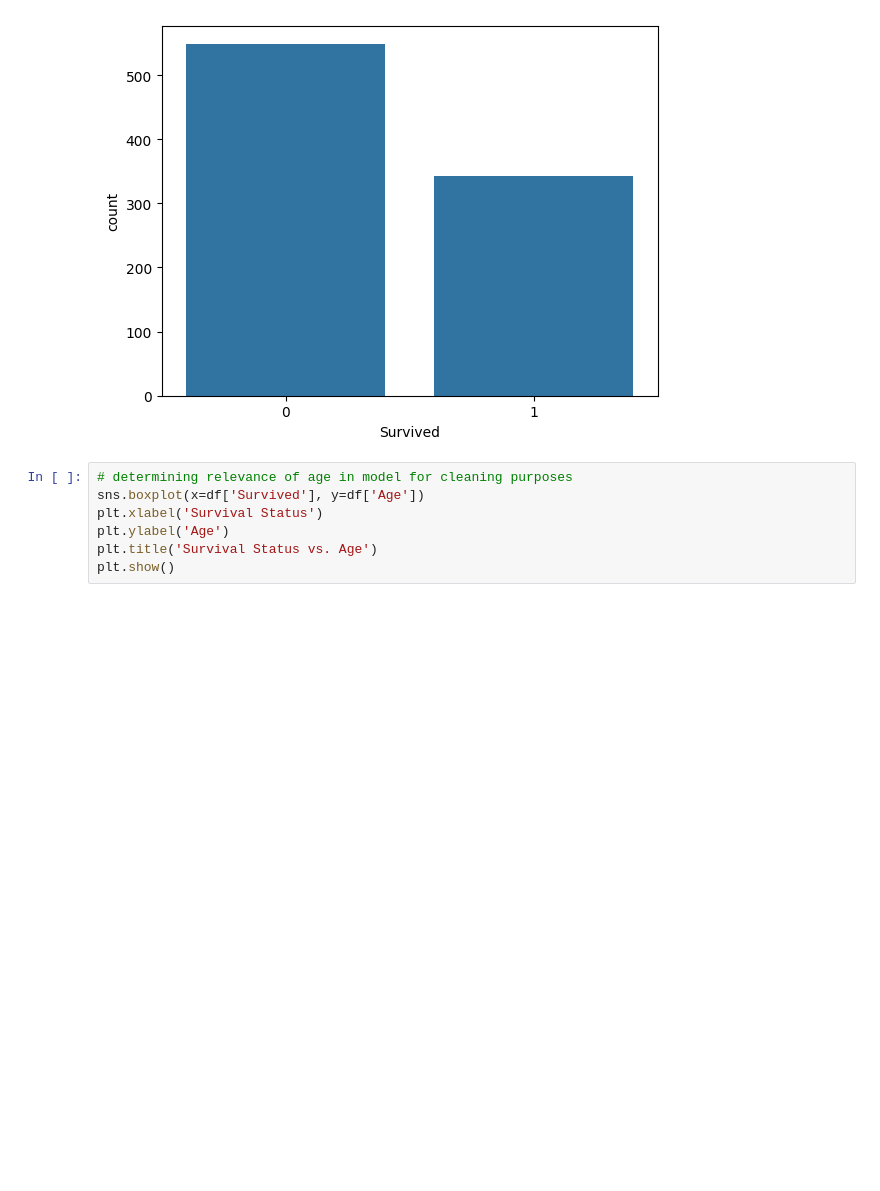
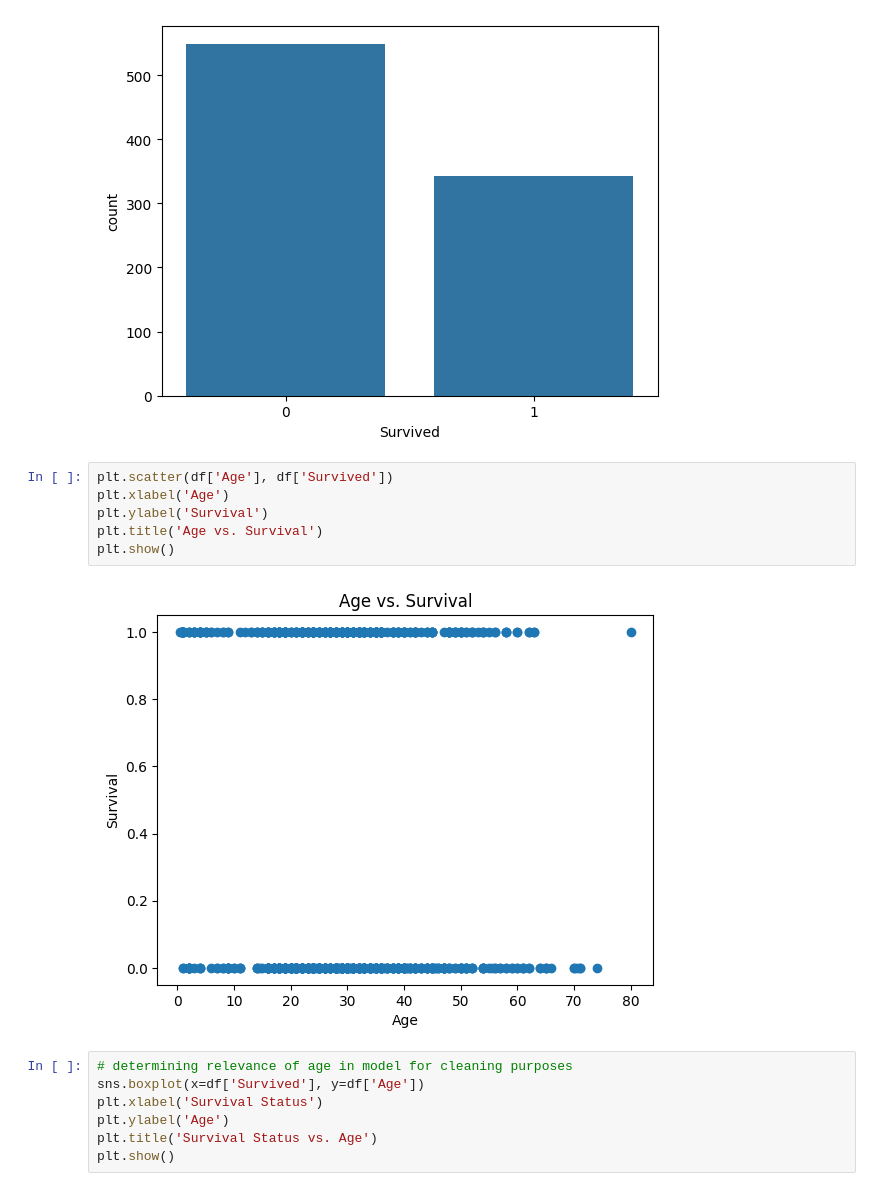
Before and after one commit to Blueturboguy07/Titanic-Classification-Model, a Jupyter notebook: titanic_v1.ipynb, the cells around one changed output. Saved outputs shown, nothing was run; the diff lists cells and outputs as text; blank space fills up the shorter version.

```diff
--- a/titanic_v1.ipynb
+++ b/titanic_v1.ipynb
@@ -26,6 +26,14 @@ sns.countplot(x='Survived', data=df)
 # %% [output]
 <Axes: xlabel='Survived', ylabel='count'>
 [figure]
+# %%
+plt.scatter(df['Age'], df['Survived'])
+plt.xlabel('Age')
+plt.ylabel('Survival')
+plt.title('Age vs. Survival')
+plt.show()
+# %% [output]
+[figure, added]
 # %%
 # determining relevance of age in model for cleaning purposes
 sns.boxplot(x=df['Survived'], y=df['Age'])
```
Also changed, not shown: parts of 5 cells of this notebook.
